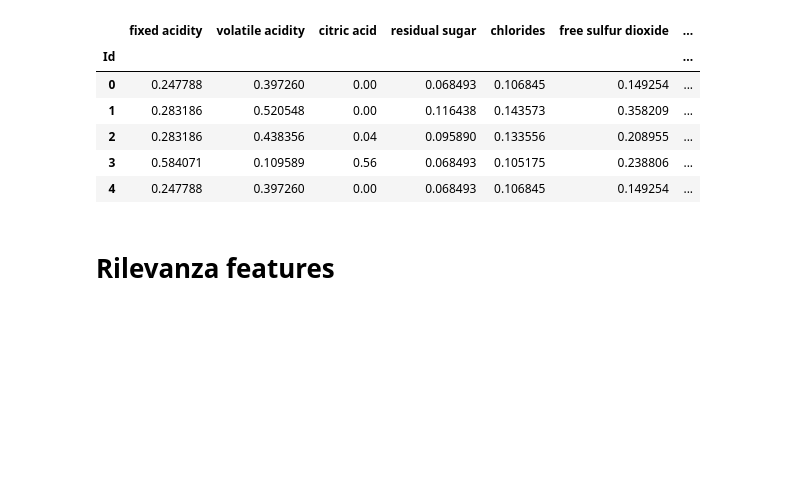
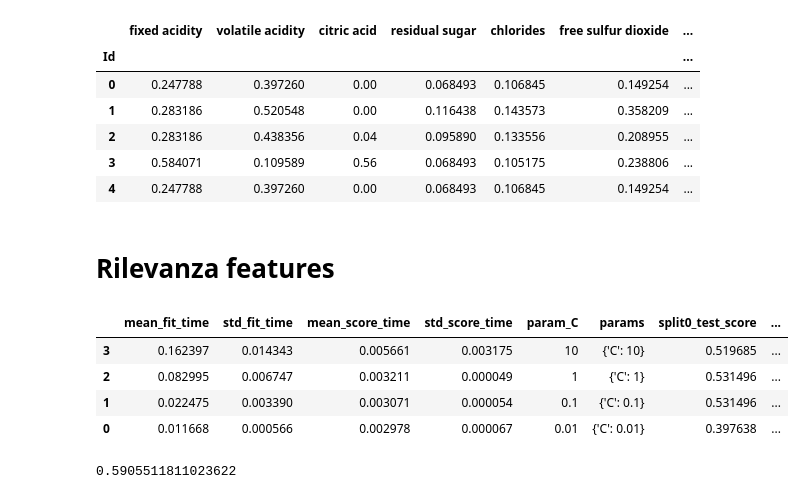
Before and after one commit to RyanPerrina/wine_classification, a Jupyter notebook: wine_classification.ipynb, the cells around one changed output. Drawn from its saved outputs; the diff is of its cells as text; code cells hidden in the pictures; blank space fills up the shorter version.

```diff
--- a/wine_classification.ipynb
+++ b/wine_classification.ipynb
@@ -260,5 +260,33 @@ X.head()
 | 2 | 0.283186 | 0.438356 | 0.04 | 0.095890 | 0.133556 | 0.208955 | ... |
 | 3 | 0.584071 | 0.109589 | 0.56 | 0.068493 | 0.105175 | 0.238806 | ... |
 | 4 | 0.247788 | 0.397260 | 0.00 | 0.068493 | 0.106845 | 0.149254 | ... |
+# %%
+Y = data["quality"]
 # %% [markdown]
 # Rilevanza features
+# %%
+from sklearn.model_selection import train_test_split
+from sklearn.model_selection import StratifiedKFold
+from sklearn.linear_model import LogisticRegression
+
+X_train, X_val, y_train, y_val = train_test_split(X,Y,test_size=1/3,random_state=42)
+model = LogisticRegression(solver="saga", random_state=42, penalty="l1", C=10,multi_class="ovr")
+# %%
+from sklearn.model_selection import GridSearchCV
+grid = {
+    "C": [0.01,0.1,1,10]
+}
+gs = GridSearchCV(model,cv=StratifiedKFold(3,shuffle=True, random_state=42),param_grid=grid)
+gs.fit(X_train,y_train)
+# %%
+DataFrame(gs.cv_results_).sort_values("rank_test_score")
+# %% [output]
+|  | mean_fit_time | std_fit_time | mean_score_time | std_score_time | param_C | params | split0_test_score | ... |
+| 3 | 0.162397 | 0.014343 | 0.005661 | 0.003175 | 10 | {'C': 10} | 0.519685 | ... |
+| 2 | 0.082995 | 0.006747 | 0.003211 | 0.000049 | 1 | {'C': 1} | 0.531496 | ... |
+| 1 | 0.022475 | 0.003390 | 0.003071 | 0.000054 | 0.1 | {'C': 0.1} | 0.531496 | ... |
+| 0 | 0.011668 | 0.000566 | 0.002978 | 0.000067 | 0.01 | {'C': 0.01} | 0.397638 | ... |
+# %%
+gs.score(X_val,y_val)
+# %% [output]
+0.5905511811023622
```
Also changed, not shown: parts of 1 cell of this notebook.
